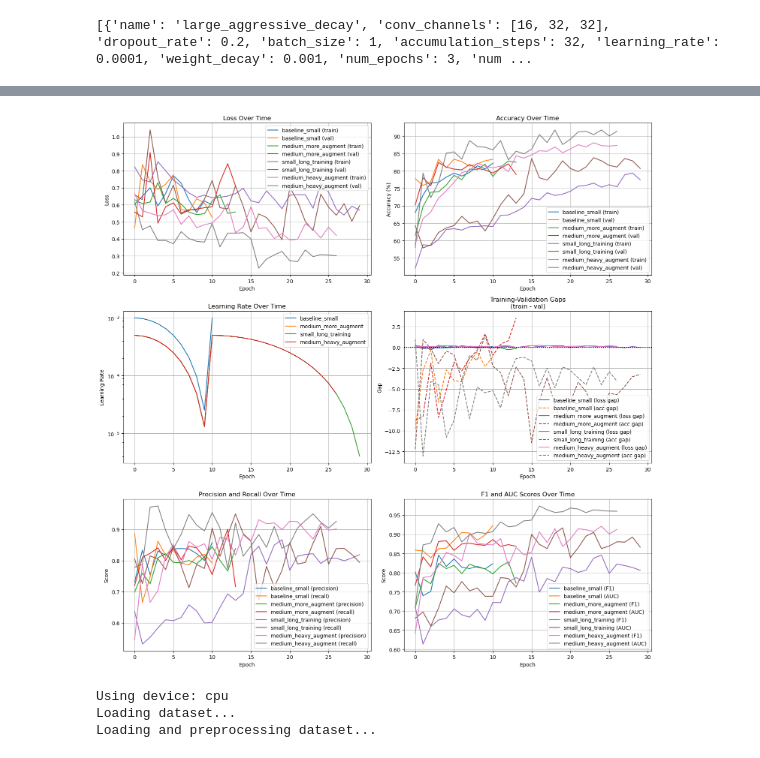
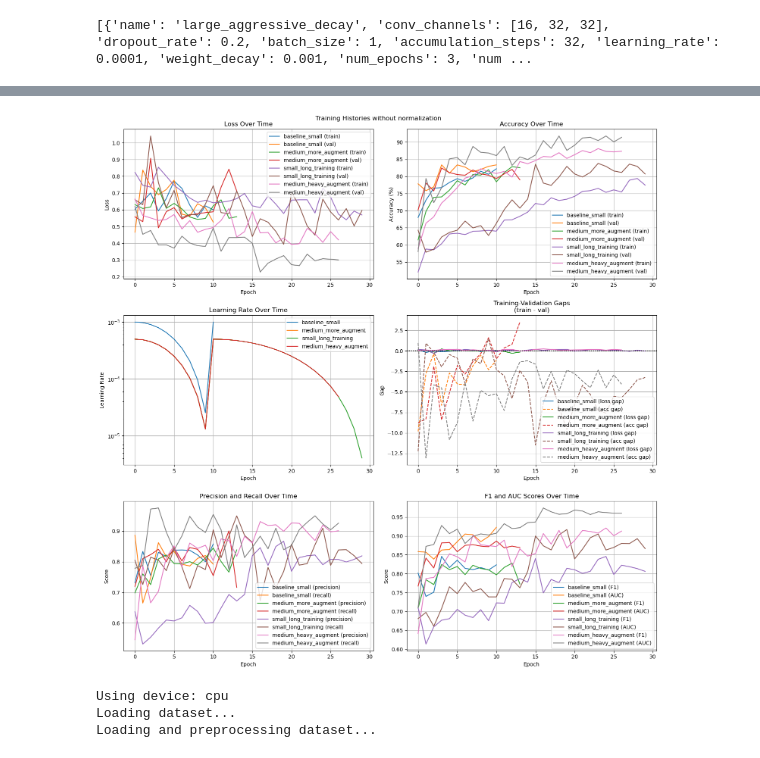
Before and after one commit to TheOrange-cmd/LearningToFly, a Jupyter notebook: BottomCamDetector/training.ipynb, the cells around one changed output, grey strips where cells are left out. Saved outputs shown, nothing was run; the diff lists cells and outputs as text; code cells hidden in the pictures.

```diff
--- a/BottomCamDetector/training.ipynb
+++ b/BottomCamDetector/training.ipynb
@@ -421,34 +421,37 @@ def plot_experiment_histories(histories):
             # Precision/Recall plot
             axes[2,0].plot(history['val_precisions'], label=f'{exp_name} (precision)')
             axes[2,0].plot(history['val_recalls'], label=f'{exp_name} (recall)')
             axes[2,0].set_title('Precision and Recall Over Time')
             axes[2,0].set_xlabel('Epoch')
             axes[2,0].set_ylabel('Score')
             axes[2,0].legend()
             axes[2,0].grid(True)
 
             # F1 and AUC plot
             axes[2,1].plot(history['val_f1_scores'], label=f'{exp_name} (F1)')
             axes[2,1].plot(history['val_auc_scores'], label=f'{exp_name} (AUC)')
             axes[2,1].set_title('F1 and AUC Scores Over Time')
             axes[2,1].set_xlabel('Epoch')
             axes[2,1].set_ylabel('Score')
             axes[2,1].legend()
             axes[2,1].grid(True)
 
+    plt.suptitle('Training Histories without normalization')
     plt.tight_layout()
     plt.show()
 
 # Example usage:
 experiment_dir = 'experiments/experiment_20250313_014110'
+
+# experiment_dir = 'experiments/experiment_20250313_105140'
 histories, summary = load_experiment_histories(experiment_dir)
 
 # Plot and save
 plot_experiment_histories(
     histories
 )
 # %% [output]
-[figure, old version]
+[figure, new version]
 # %%
 import torch
 import time
```
Also changed, not shown: parts of 3 cells of this notebook, 14 other files.
